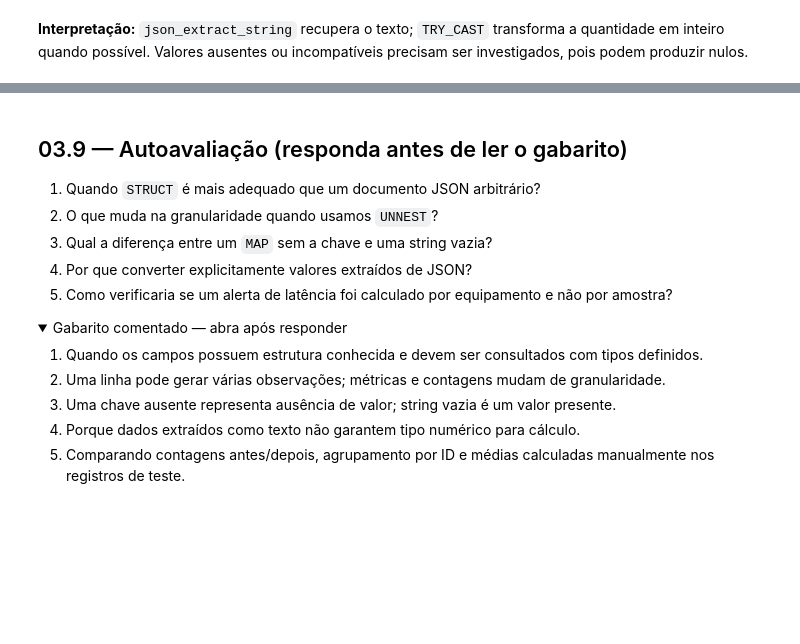
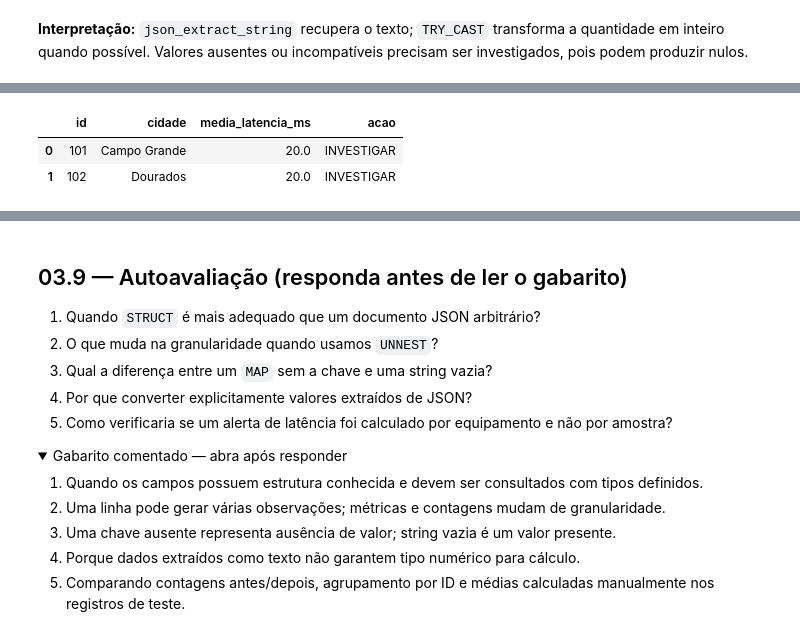
Before and after one commit to aestevaomoraes/duckdb-masterclass, a Jupyter notebook: 03_Tipagem_Avancada_LIST_STRUCT_MAP_e_JSON_Nativo.ipynb, the cells around one changed output, grey strips where cells are left out. Drawn from its saved outputs; the diff is of its cells as text; code cells hidden in the pictures; folded sections open; blank space fills up the shorter version.

```diff
--- a/03_Tipagem_Avancada_LIST_STRUCT_MAP_e_JSON_Nativo.ipynb
+++ b/03_Tipagem_Avancada_LIST_STRUCT_MAP_e_JSON_Nativo.ipynb
@@ -148,13 +296,20 @@ assert res_json['portas'].tolist() == [8, 16]
 # %%
 # Solução de referência — execute somente após tentar
 res_desafio = con.execute("""
 SELECT id, local.cidade AS cidade,
        ROUND(list_avg(latencias), 2) AS media_latencia_ms,
-       CASE WHEN list_avg(latencias) > 19 THEN 'INVESTIGAR' ELSE 'NORMAL' END AS acao
+        CASE
+           WHEN list_avg(latencias) > 19 THEN 'INVESTIGAR'
+           ELSE 'NORMAL'
+        END AS acao
 FROM equipamentos ORDER BY id
 """).df()
 display(res_desafio)
 assert res_desafio['media_latencia_ms'].tolist() == [20.0, 20.0]
 assert res_desafio['acao'].tolist() == ['INVESTIGAR', 'INVESTIGAR']
+# %% [output]
+|  | id | cidade | media_latencia_ms | acao |
+| 0 | 101 | Campo Grande | 20.0 | INVESTIGAR |
+| 1 | 102 | Dourados | 20.0 | INVESTIGAR |
 # %% [markdown]
 **Discussão:** ambas as médias são 20 ms; o filtro foi estritamente `>19`. Esse pequeno conjunto serve para validar lógica, não um SLA real. Para produção, seria preciso especificar janela temporal, amostragem, qualidade de sinal e regra de alerta.
```
Also changed, not shown: parts of 18 cells of this notebook.
